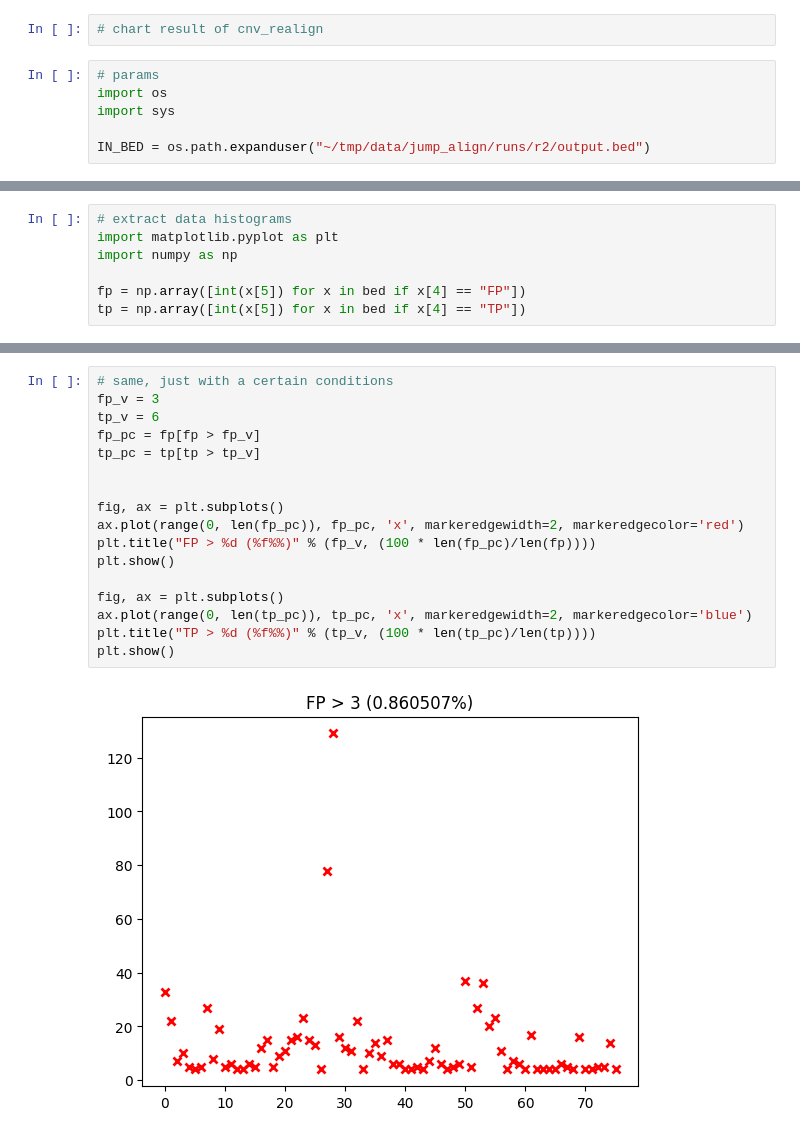
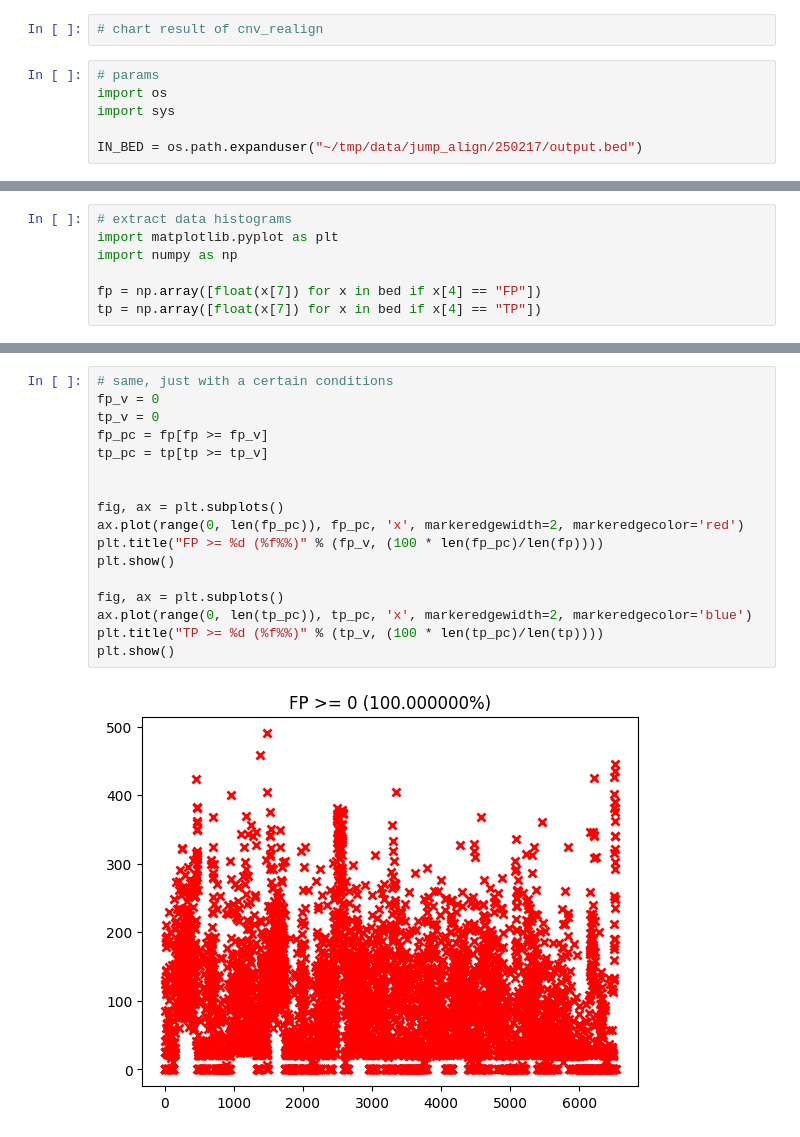
Before and after one commit to Ultimagen/jalign, a Jupyter notebook: chart_results.ipynb, the cells around one changed output, grey strips where cells are left out. Drawn from its saved outputs; the diff is of its cells as text.

```diff
--- a/chart_results.ipynb
+++ b/chart_results.ipynb
@@ -5,7 +5,7 @@
 import os
 import sys
 
-IN_BED = os.path.expanduser("~/tmp/data/jump_align/runs/r2/output.bed")
+IN_BED = os.path.expanduser("~/tmp/data/jump_align/250217/output.bed")
 # %%
 # read bed file
 bed = []
@@ -22,8 +22,8 @@ with open(IN_BED) as f:
 import matplotlib.pyplot as plt
 import numpy as np
 
-fp = np.array([int(x[5]) for x in bed if x[4] == "FP"])
-tp = np.array([int(x[5]) for x in bed if x[4] == "TP"])
+fp = np.array([float(x[7]) for x in bed if x[4] == "FP"])
+tp = np.array([float(x[7]) for x in bed if x[4] == "TP"])
 # %%
 # markers plot
 fig, ax = plt.subplots()
@@ -41,19 +41,19 @@ plt.show()
 # %%
 # same, just with a certain conditions
-fp_v = 3
-tp_v = 6
-fp_pc = fp[fp > fp_v]
-tp_pc = tp[tp > tp_v]
+fp_v = 0
+tp_v = 0
+fp_pc = fp[fp >= fp_v]
+tp_pc = tp[tp >= tp_v]
 
 
 fig, ax = plt.subplots()
 ax.plot(range(0, len(fp_pc)), fp_pc, 'x', markeredgewidth=2, markeredgecolor='red')
-plt.title("FP > %d (%f%%)" % (fp_v, (100 * len(fp_pc)/len(fp))))
+plt.title("FP >= %d (%f%%)" % (fp_v, (100 * len(fp_pc)/len(fp))))
 plt.show()
 
 fig, ax = plt.subplots()
 ax.plot(range(0, len(tp_pc)), tp_pc, 'x', markeredgewidth=2, markeredgecolor='blue')
-plt.title("TP > %d (%f%%)" % (tp_v, (100 * len(tp_pc)/len(tp))))
+plt.title("TP >= %d (%f%%)" % (tp_v, (100 * len(tp_pc)/len(tp))))
 plt.show()
 # %% [output]
-[figure, old version]
+[figure, new version]
```
Also changed, not shown: parts of 4 cells of this notebook, 1 other file.
